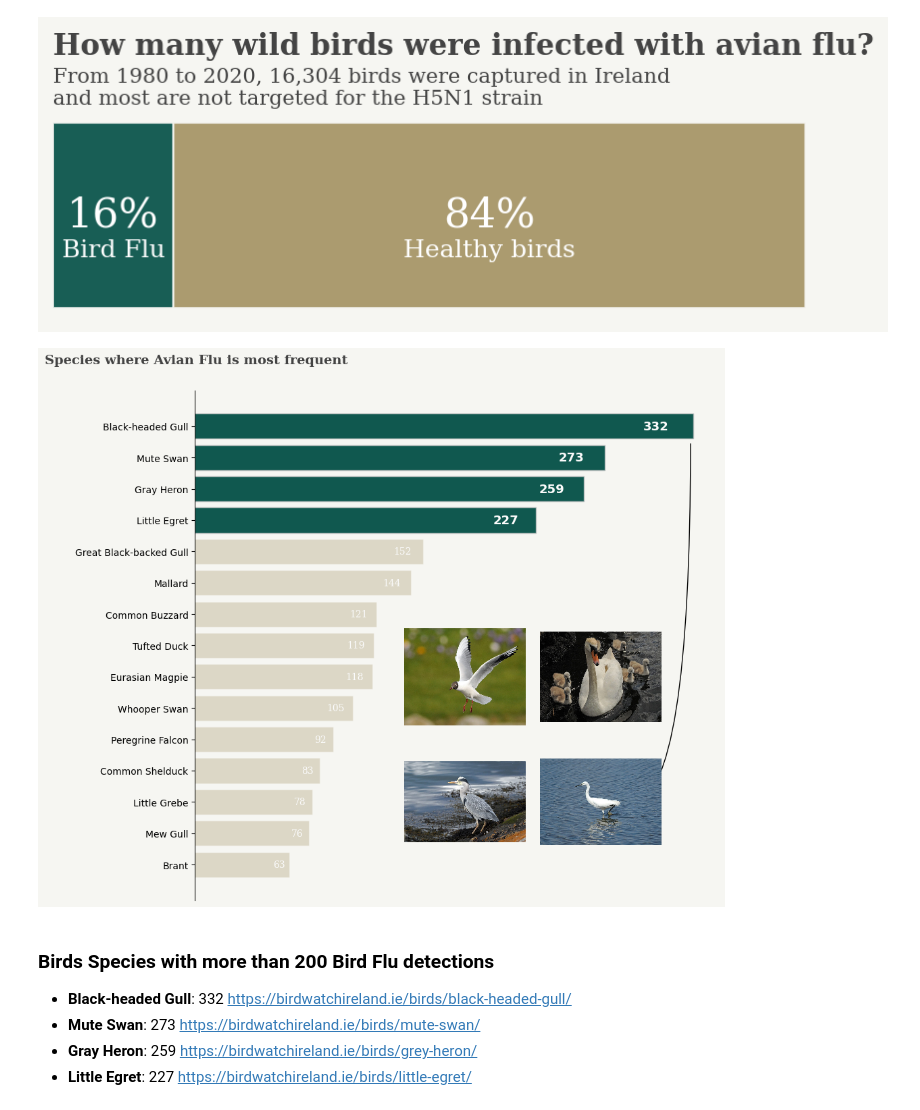
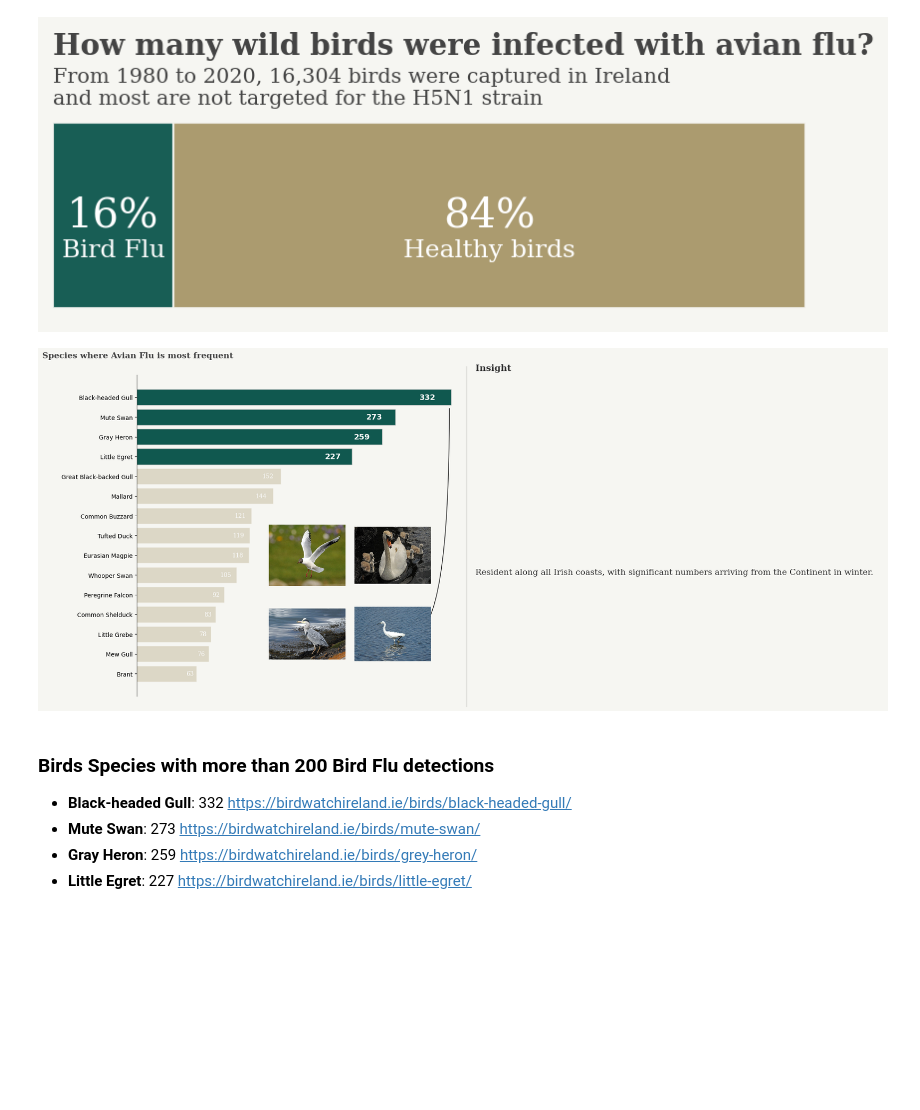
Before and after one commit to pessini/avian-flu-wild-birds-ireland, a Jupyter notebook: Wild-Bird-Species-Analysis.ipynb, the cells around one changed output. Drawn from its saved outputs; the diff is of its cells as text; code cells hidden in the pictures; blank space fills up the shorter version.

```diff
--- a/Wild-Bird-Species-Analysis.ipynb
+++ b/Wild-Bird-Species-Analysis.ipynb
@@ -194,36 +197,45 @@ image = bird_flu.loc[bird_flu['Common_Name'] == 'Black-headed Gull', 'Image'].he
 image = image.item()
 offset_img(x=180, y=8, img=image, ax=ax, zoom=0.12, offset=0)
 
 # Mute Swan
 image = bird_flu.loc[bird_flu['Common_Name'] == 'Mute Swan', 'Image'].head(1)
 image = image.item()
 offset_img(x=270, y=8, img=image, ax=ax, zoom=0.12, offset=0)
 
 # Gray Heron
 image = bird_flu.loc[bird_flu['Common_Name'] == 'Gray Heron', 'Image'].head(1)
 image = image.item()
 offset_img(x=180, y=12, img=image, ax=ax, zoom=0.12, offset=0)
 
 # Little Egret
 image = bird_flu.loc[bird_flu['Common_Name'] == 'Little Egret', 'Image'].head(1)
 image = image.item()
 offset_img(x=270, y=12, img=image, ax=ax, zoom=0.12, offset=0)
 
 plt.annotate('', xy=(290, 12), xytext=(330, 0.5),
              arrowprops=dict(facecolor='#444444',arrowstyle="->",connectionstyle="angle3,angleA=90,angleB=0"),
              fontsize=10,fontfamily='monospace',ha='center', color='#A39161')
 
-# Resident along all Irish coasts, with significant numbers arriving from the Continent in winter
-
 for s in ['top', 'bottom', 'right']:
     ax.spines[s].set_visible(False)
 
 ax.text(-100,-2.0,'Species where Avian Flu is most frequent',
         fontfamily='serif',fontsize=14,fontweight='bold',color='#444444')
 
+####
+
+fig.text(0.92, 0.89, 'Insight', fontsize=15, fontweight='bold', fontfamily='serif',color='#323232')
+
+fig.text(0.92, 0.39, '''
+Resident along all Irish coasts, with significant numbers arriving from the Continent in winter.
+''', fontsize=14, fontweight='light', fontfamily='serif',color='#323232')
+
+l1 = lines.Line2D([0.9, 0.9], [0.1, 0.9], transform=fig.transFigure, figure=fig,color='black',lw=0.2)
+fig.lines.extend([l1])
+
 plt.show()
 # %% [output]
-[figure, old version]
+[figure, new version]
 # %% [markdown]
 ### Birds Species with more than 200 Bird Flu detections
 
```
Also changed, not shown: parts of 9 cells of this notebook.
